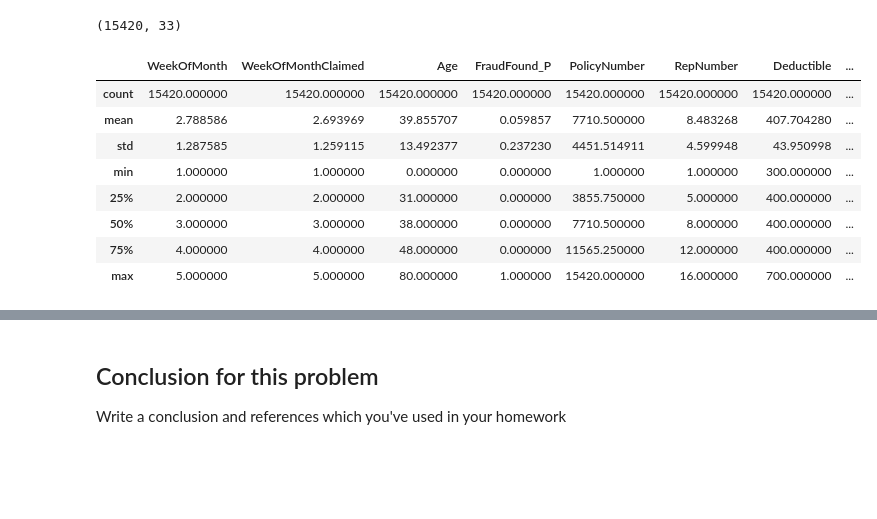
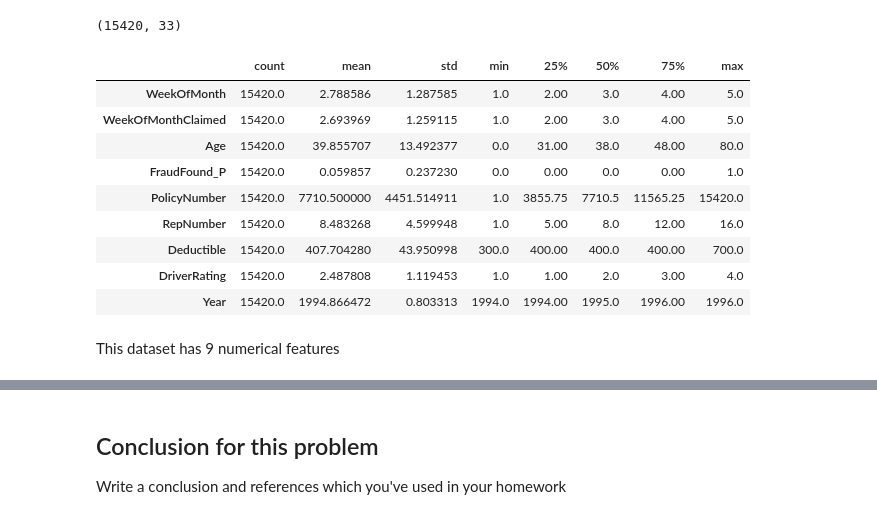
Before and after one commit to MohammadRouintan/Vehicle-Insurance-Claim-Fraud-Detection-Classification, a Jupyter notebook: Vehicle Insurance.ipynb, the cells around one changed output, grey strips where cells are left out. Saved outputs shown, nothing was run; the diff lists cells and outputs as text; code cells hidden in the pictures; blank space fills up the shorter version.

```diff
--- a/Vehicle Insurance.ipynb
+++ b/Vehicle Insurance.ipynb
@@ -27,14 +27,17 @@ vic.shape
 # %% [output]
 (15420, 33)
 # %%
-vic.describe()
+vic.describe().T
 # %% [output]
-|  | WeekOfMonth | WeekOfMonthClaimed | Age | FraudFound_P | PolicyNumber | RepNumber | Deductible | ... |
-| count | 15420.000000 | 15420.000000 | 15420.000000 | 15420.000000 | 15420.000000 | 15420.000000 | 15420.000000 | ... |
-| mean | 2.788586 | 2.693969 | 39.855707 | 0.059857 | 7710.500000 | 8.483268 | 407.704280 | ... |
-| std | 1.287585 | 1.259115 | 13.492377 | 0.237230 | 4451.514911 | 4.599948 | 43.950998 | ... |
-| min | 1.000000 | 1.000000 | 0.000000 | 0.000000 | 1.000000 | 1.000000 | 300.000000 | ... |
-| 25% | 2.000000 | 2.000000 | 31.000000 | 0.000000 | 3855.750000 | 5.000000 | 400.000000 | ... |
-| 50% | 3.000000 | 3.000000 | 38.000000 | 0.000000 | 7710.500000 | 8.000000 | 400.000000 | ... |
-| 75% | 4.000000 | 4.000000 | 48.000000 | 0.000000 | 11565.250000 | 12.000000 | 400.000000 | ... |
-| max | 5.000000 | 5.000000 | 80.000000 | 1.000000 | 15420.000000 | 16.000000 | 700.000000 | ... |
+|  | count | mean | std | min | 25% | 50% | 75% | max |
+| WeekOfMonth | 15420.0 | 2.788586 | 1.287585 | 1.0 | 2.00 | 3.0 | 4.00 | 5.0 |
+| WeekOfMonthClaimed | 15420.0 | 2.693969 | 1.259115 | 1.0 | 2.00 | 3.0 | 4.00 | 5.0 |
+| Age | 15420.0 | 39.855707 | 13.492377 | 0.0 | 31.00 | 38.0 | 48.00 | 80.0 |
+| FraudFound_P | 15420.0 | 0.059857 | 0.237230 | 0.0 | 0.00 | 0.0 | 0.00 | 1.0 |
+| PolicyNumber | 15420.0 | 7710.500000 | 4451.514911 | 1.0 | 3855.75 | 7710.5 | 11565.25 | 15420.0 |
+| RepNumber | 15420.0 | 8.483268 | 4.599948 | 1.0 | 5.00 | 8.0 | 12.00 | 16.0 |
+| Deductible | 15420.0 | 407.704280 | 43.950998 | 300.0 | 400.00 | 400.0 | 400.00 | 700.0 |
+| DriverRating | 15420.0 | 2.487808 | 1.119453 | 1.0 | 1.00 | 2.0 | 3.00 | 4.0 |
+| Year | 15420.0 | 1994.866472 | 0.803313 | 1994.0 | 1994.00 | 1995.0 | 1996.00 | 1996.0 |
+# %% [markdown]
+This dataset has 9 numerical features
```
Also changed, not shown: parts of 16 cells of this notebook.
